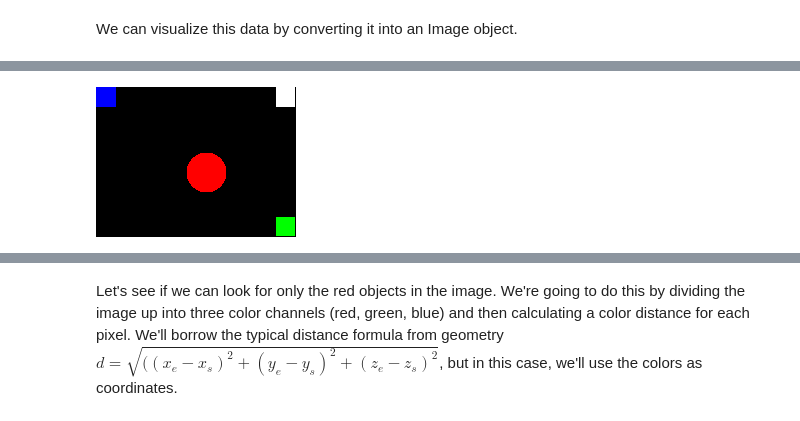
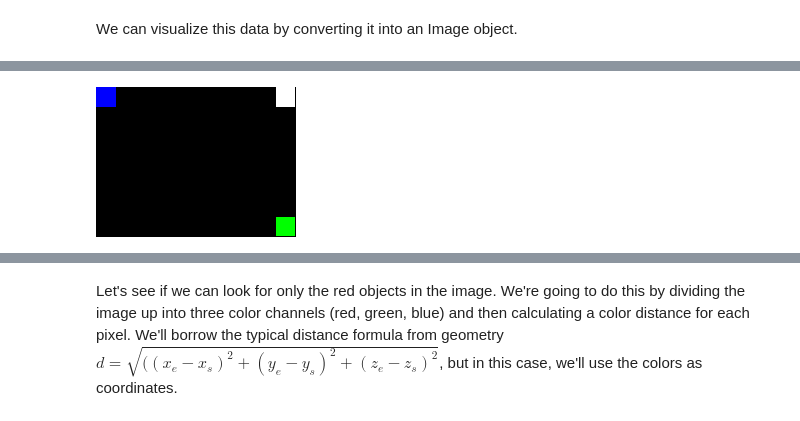
Before and after one commit to brianedw/PyVisionLab, a Jupyter notebook: labSoln.ipynb, the cells around one changed output, grey strips where cells are left out. Cells and saved outputs as stored; diff of their text form; code cells hidden in the pictures.

```diff
--- a/labSoln.ipynb
+++ b/labSoln.ipynb
@@ -31,2 +36,22 @@ Along the way, you will find cells which must be corrected in order to get every
+# %%
+def displayArray(npArray, verbose=False):
+    nDim = npArray.ndim
+    dtype = npArray.dtype
+    if verbose: print("nDim:",nDim," dtype:", dtype)
+    if(nDim == 3 and dtype == np.uint8):
+        (ny, nx, nc) = npArray.shape
+        if nc != 3:
+            print("8bit arrays with depth of 3 are expected to have three color channels")
+            return
+        else:
+            display(Image.fromarray(npArray))
+    elif(nDim == 2 and dtype == np.float_):
+        if(np.min(npArray) < 0 or np.max(npArray > 1)):
+            print("float array is not in range [0,1]")
+            return
+        else:
+            lum8Bit = np.clip(256*npArray, 0, 255).astype('uint8')  # Rescales the image data to 'uint8' in range [0, 255]
+            lum8BitRGB = np.dstack((lum8Bit, lum8Bit, lum8Bit))      # Turn it into RGB image.  The function np.dstack combines three 2D mxn arrays into one mxnx3 array.
+            display(Image.fromarray(lum8BitRGB))
 # %% [markdown]
 ## Image Processing
@@ -71,12 +109,10 @@ Ok... your turn!
 # %%
+# SOLUTION
+testImageData = np.zeros(shape=(150, 200, 3), dtype=np.uint8)
 testImageData[:, :] = [0, 0, 0]                    # Make the image black
-testImageData[0:20, 0:20] = [0, 0, 255]            #
-testImageData[130:150-1, 180:200-1] = [0, 255, 0]
-testImageData[0:20, 180:200-1] = [255, 255, 255]
-for x in range(200):
-    for y in range(150):
-        if (x-110)**2 + (y-85)**2 < 20**2:
-            testImageData[y, x] = [255, 0, 0]
-Image.fromarray(testImageData)
+testImageData[0:20, 0:20] = [0, 0, 255]            # Blue box
+testImageData[130:150-1, 180:200-1] = [0, 255, 0]  # Green box
+testImageData[0:20, 180:200-1] = [255, 255, 255]   # White box
+displayArray(testImageData)                        # Let's look at it.
 # %% [output]
-[figure, old version]
+[figure, new version]
```
Also changed, not shown: parts of 112 cells of this notebook.
